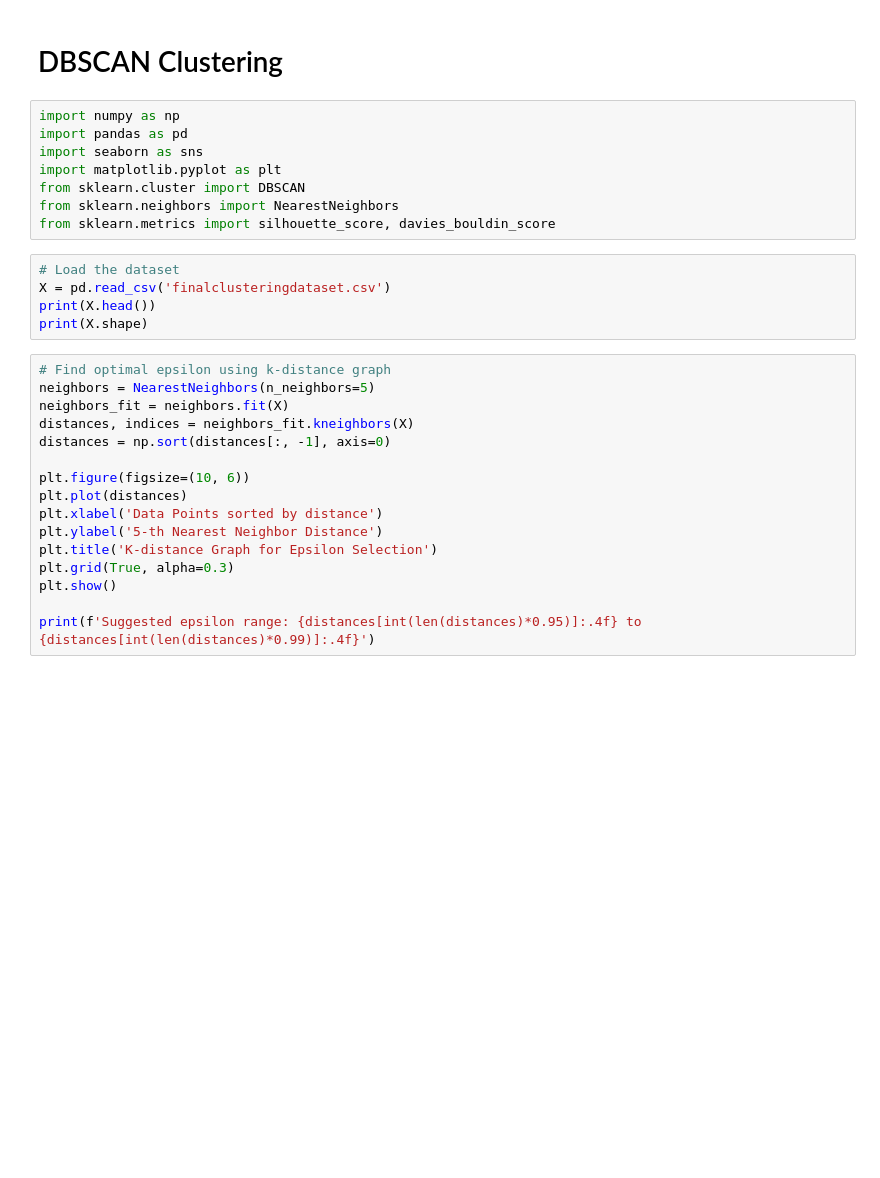
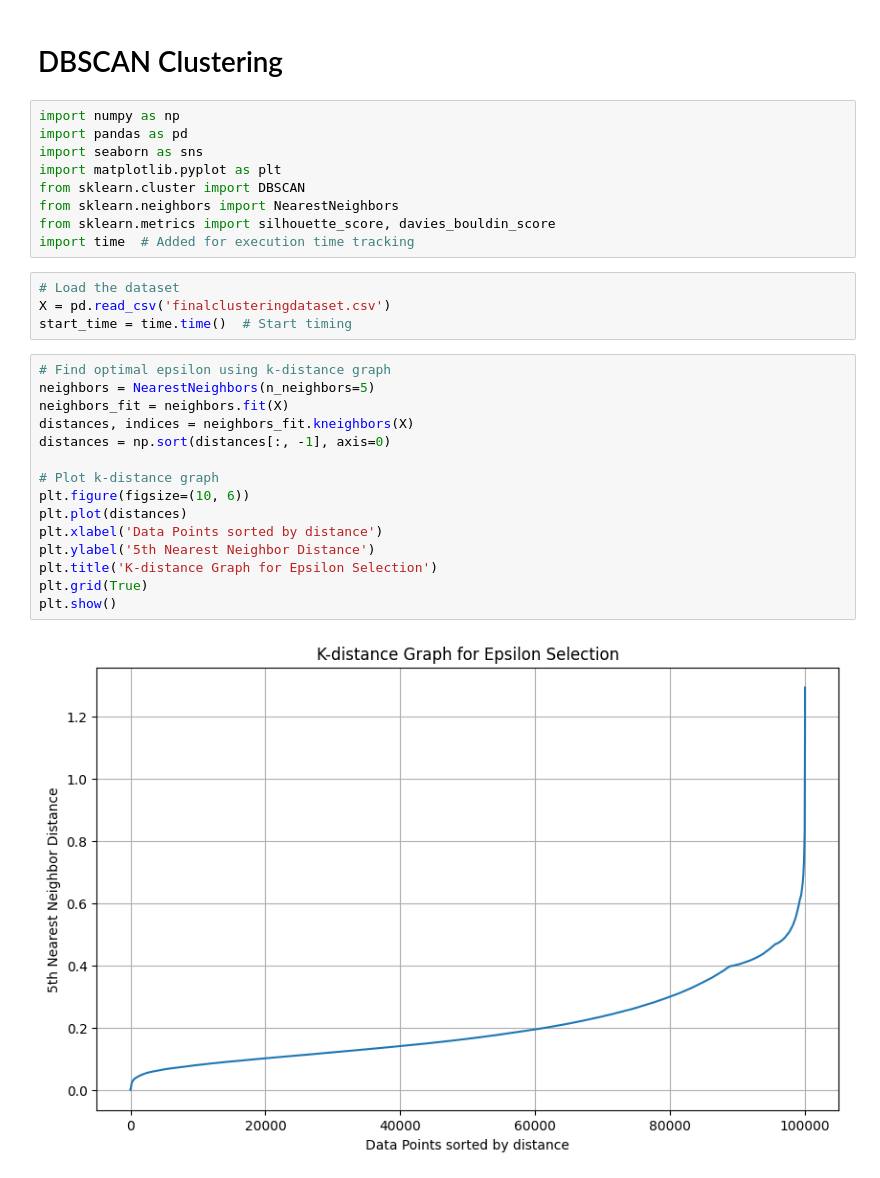
Before and after one commit to adt-kmr/VoyageAI, a Jupyter notebook: dbscan_clustering.ipynb, the cells around one changed output. Cells and saved outputs as stored; diff of their text form; blank space fills up the shorter version.

```diff
--- a/dbscan_clustering.ipynb
+++ b/dbscan_clustering.ipynb
@@ -8,25 +8,26 @@ import matplotlib.pyplot as plt
 from sklearn.cluster import DBSCAN
 from sklearn.neighbors import NearestNeighbors
 from sklearn.metrics import silhouette_score, davies_bouldin_score
+import time  # Added for execution time tracking
 # %%
 # Load the dataset
 X = pd.read_csv('finalclusteringdataset.csv')
-print(X.head())
-print(X.shape)
+start_time = time.time()  # Start timing
 # %%
 # Find optimal epsilon using k-distance graph
 neighbors = NearestNeighbors(n_neighbors=5)
 neighbors_fit = neighbors.fit(X)
 distances, indices = neighbors_fit.kneighbors(X)
 distances = np.sort(distances[:, -1], axis=0)
 
+# Plot k-distance graph
 plt.figure(figsize=(10, 6))
 plt.plot(distances)
 plt.xlabel('Data Points sorted by distance')
-plt.ylabel('5-th Nearest Neighbor Distance')
+plt.ylabel('5th Nearest Neighbor Distance')
 plt.title('K-distance Graph for Epsilon Selection')
-plt.grid(True, alpha=0.3)
+plt.grid(True)
 plt.show()
-
-print(f'Suggested epsilon range: {distances[int(len(distances)*0.95)]:.4f} to {distances[int(len(distances)*0.99)]:.4f}')
+# %% [output]
+[figure, added]
 # %%
```
Also changed, not shown: parts of 6 cells of this notebook, 22 other files.
